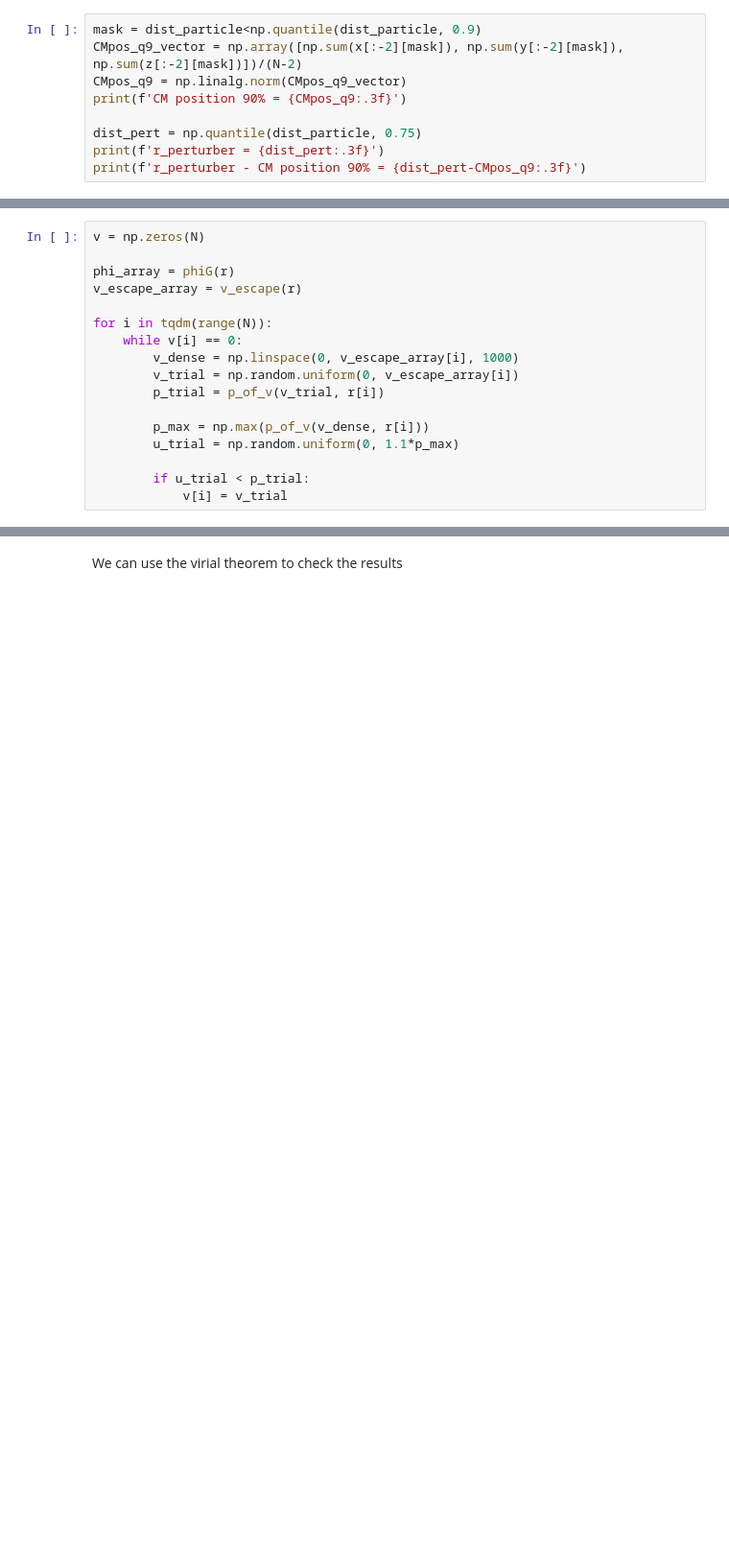
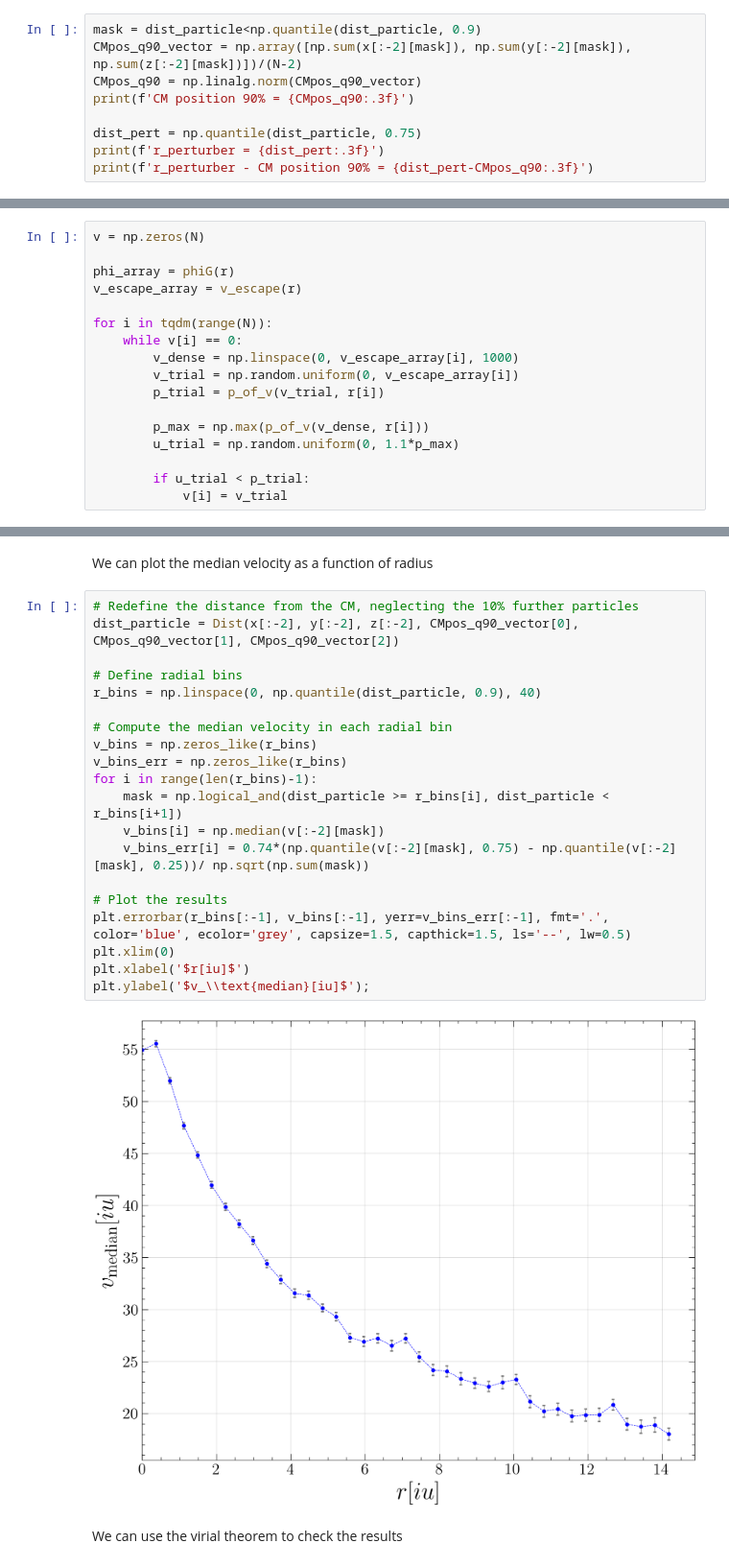
Before and after one commit to M-Bianchi/Dynamics_of_Stellar_Systems, a Jupyter notebook: treecode/project_InitialConditions_H.ipynb, the cells around one changed output, grey strips where cells are left out. Shown at 96% size. Drawn from its saved outputs; the diff is of its cells as text; blank space fills up the shorter version.

```diff
--- a/treecode/project_InitialConditions_H.ipynb
+++ b/treecode/project_InitialConditions_H.ipynb
@@ -191,10 +191,10 @@ CM position = 0.015
 # %%
 mask = dist_particle<np.quantile(dist_particle, 0.9)
-CMpos_q9_vector = np.array([np.sum(x[:-2][mask]), np.sum(y[:-2][mask]), np.sum(z[:-2][mask])])/(N-2)
-CMpos_q9 = np.linalg.norm(CMpos_q9_vector)
-print(f'CM position 90% = {CMpos_q9:.3f}')
+CMpos_q90_vector = np.array([np.sum(x[:-2][mask]), np.sum(y[:-2][mask]), np.sum(z[:-2][mask])])/(N-2)
+CMpos_q90 = np.linalg.norm(CMpos_q90_vector)
+print(f'CM position 90% = {CMpos_q90:.3f}')
 
 dist_pert = np.quantile(dist_particle, 0.75)
 print(f'r_perturber = {dist_pert:.3f}')
-print(f'r_perturber - CM position 90% = {dist_pert-CMpos_q9:.3f}')
+print(f'r_perturber - CM position 90% = {dist_pert-CMpos_q90:.3f}')
 # %% [output]
@@ -283,3 +283,27 @@ plt.ylabel('$p(v)$');
+# %% [markdown]
+We can plot the median velocity as a function of radius
+# %%
+# Redefine the distance from the CM, neglecting the 10% further particles
+dist_particle = Dist(x[:-2], y[:-2], z[:-2], CMpos_q90_vector[0], CMpos_q90_vector[1], CMpos_q90_vector[2])
+
+# Define radial bins
+r_bins = np.linspace(0, np.quantile(dist_particle, 0.9), 40)
+
+# Compute the median velocity in each radial bin
+v_bins = np.zeros_like(r_bins)
+v_bins_err = np.zeros_like(r_bins)
+for i in range(len(r_bins)-1):
+    mask = np.logical_and(dist_particle >= r_bins[i], dist_particle < r_bins[i+1])
+    v_bins[i] = np.median(v[:-2][mask])
+    v_bins_err[i] = 0.74*(np.quantile(v[:-2][mask], 0.75) - np.quantile(v[:-2][mask], 0.25))/ np.sqrt(np.sum(mask))
+
+# Plot the results
+plt.errorbar(r_bins[:-1], v_bins[:-1], yerr=v_bins_err[:-1], fmt='.', color='blue', ecolor='grey', capsize=1.5, capthick=1.5, ls='--', lw=0.5)
+plt.xlim(0)
+plt.xlabel('$r[iu]$')
+plt.ylabel('$v_\\text{median}[iu]$');
+# %% [output]
+[figure, added]
 # %% [markdown]
 We can use the virial theorem to check the results
 # %%
```
Also changed, not shown: parts of 9 cells of this notebook, 2 other files.
